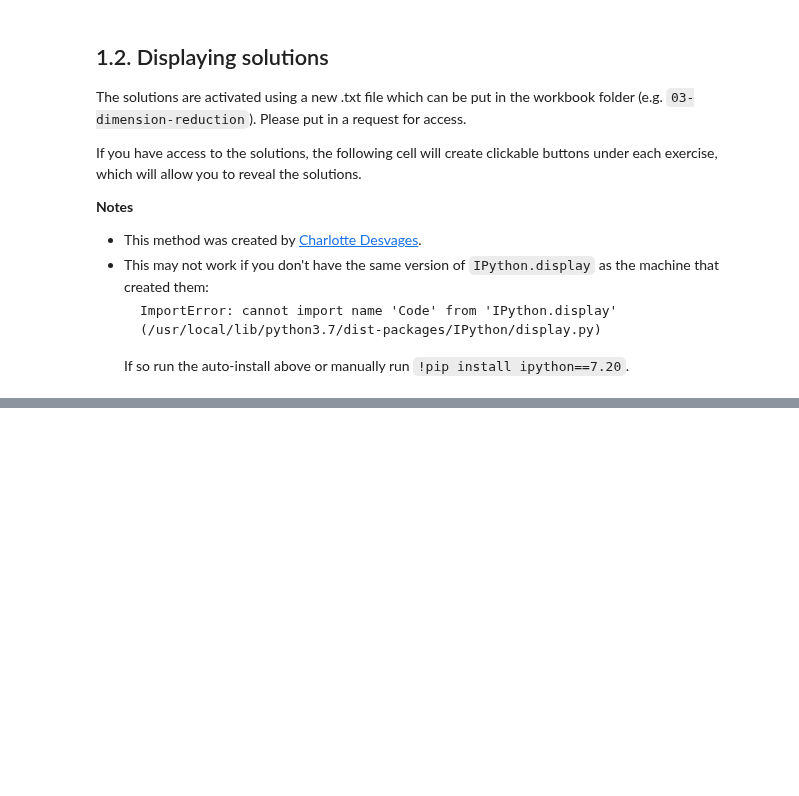
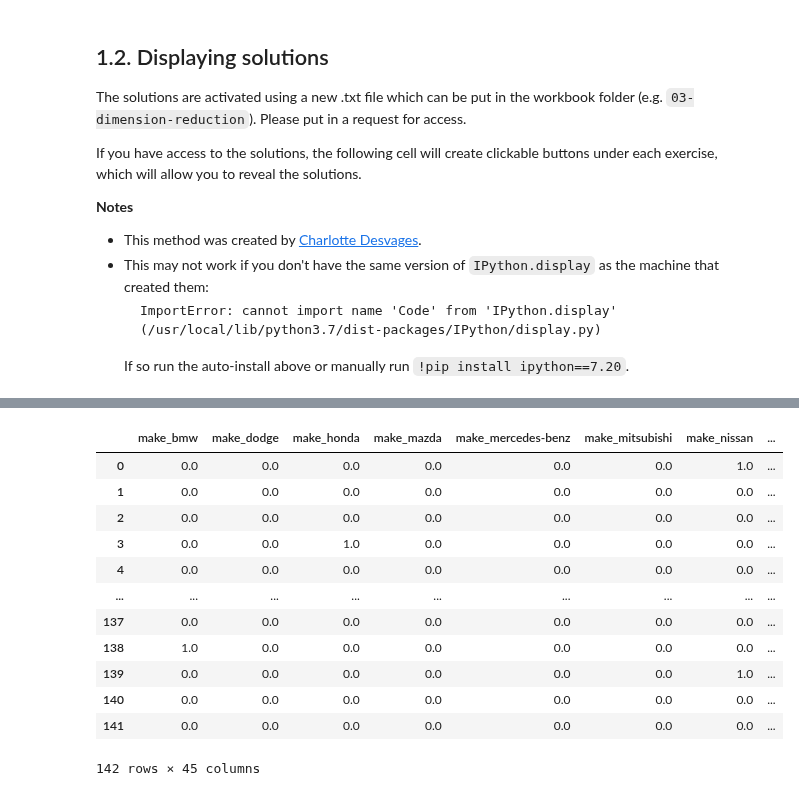
Before and after one commit to Eldave93/machine-learning-workbooks, a Jupyter notebook: 03-dimension-reduction/03_workbook.ipynb, the cells around one changed output, grey strips where cells are left out. Drawn from its saved outputs; the diff is of its cells as text; code cells hidden in the pictures; blank space fills up the shorter version.

```diff
--- a/03-dimension-reduction/03_workbook.ipynb
+++ b/03-dimension-reduction/03_workbook.ipynb
@@ -1105,0 +339,3 @@ tidy_scores(cross_validate(lin_pipe, pd.DataFrame(X_train.loc[:,mis]), y_train,
+# %%
+drop_list = ["engine-location"]
+cat_feats.remove('engine-location')
@@ -1105,0 +466,23 @@ tidy_scores(cross_validate(lin_pipe, pd.DataFrame(X_train.loc[:,mis]), y_train,
+# %%
+onehot_feats = list(pre_processing_pipe.named_steps['feature_transformation'].named_transformers_['encode'].get_feature_names_out())
+onehot_feats.append("num-of-cylinders")
+onehot_feats.append("num-of-doors")
+onehot_feats.extend(num_feats)
+X_train_ = pd.DataFrame(pre_processing_pipe.transform(X_train),
+                        columns = onehot_feats)
+
+X_train_
+# %% [output]
+|  | make_bmw | make_dodge | make_honda | make_mazda | make_mercedes-benz | make_mitsubishi | make_nissan | ... |
+| 0 | 0.0 | 0.0 | 0.0 | 0.0 | 0.0 | 0.0 | 1.0 | ... |
+| 1 | 0.0 | 0.0 | 0.0 | 0.0 | 0.0 | 0.0 | 0.0 | ... |
+| 2 | 0.0 | 0.0 | 0.0 | 0.0 | 0.0 | 0.0 | 0.0 | ... |
+| 3 | 0.0 | 0.0 | 1.0 | 0.0 | 0.0 | 0.0 | 0.0 | ... |
+| 4 | 0.0 | 0.0 | 0.0 | 0.0 | 0.0 | 0.0 | 0.0 | ... |
+| ... | ... | ... | ... | ... | ... | ... | ... | ... |
+| 137 | 0.0 | 0.0 | 0.0 | 0.0 | 0.0 | 0.0 | 0.0 | ... |
+| 138 | 1.0 | 0.0 | 0.0 | 0.0 | 0.0 | 0.0 | 0.0 | ... |
+| 139 | 0.0 | 0.0 | 0.0 | 0.0 | 0.0 | 0.0 | 1.0 | ... |
+| 140 | 0.0 | 0.0 | 0.0 | 0.0 | 0.0 | 0.0 | 0.0 | ... |
+| 141 | 0.0 | 0.0 | 0.0 | 0.0 | 0.0 | 0.0 | 0.0 | ... |
+142 rows × 45 columns
```
Also changed, not shown: parts of 98 cells of this notebook, 7 other files.
